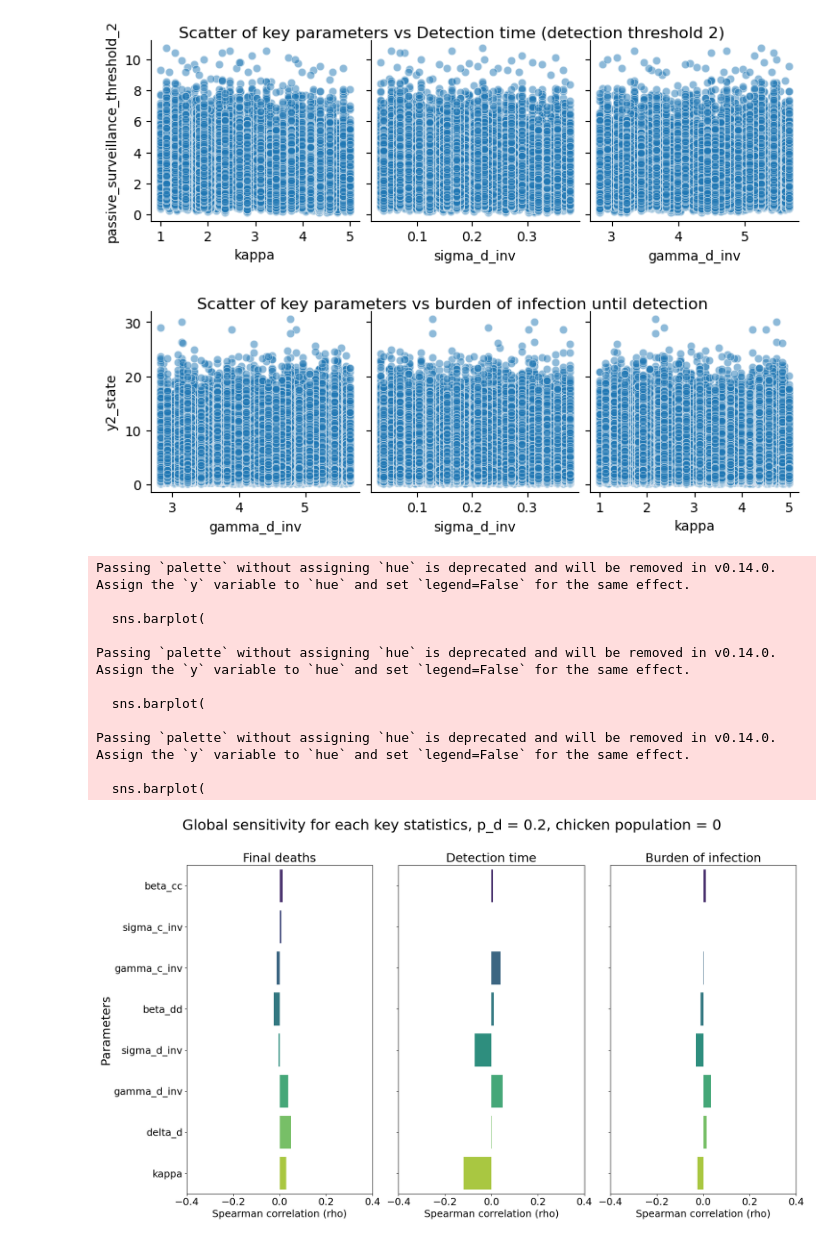
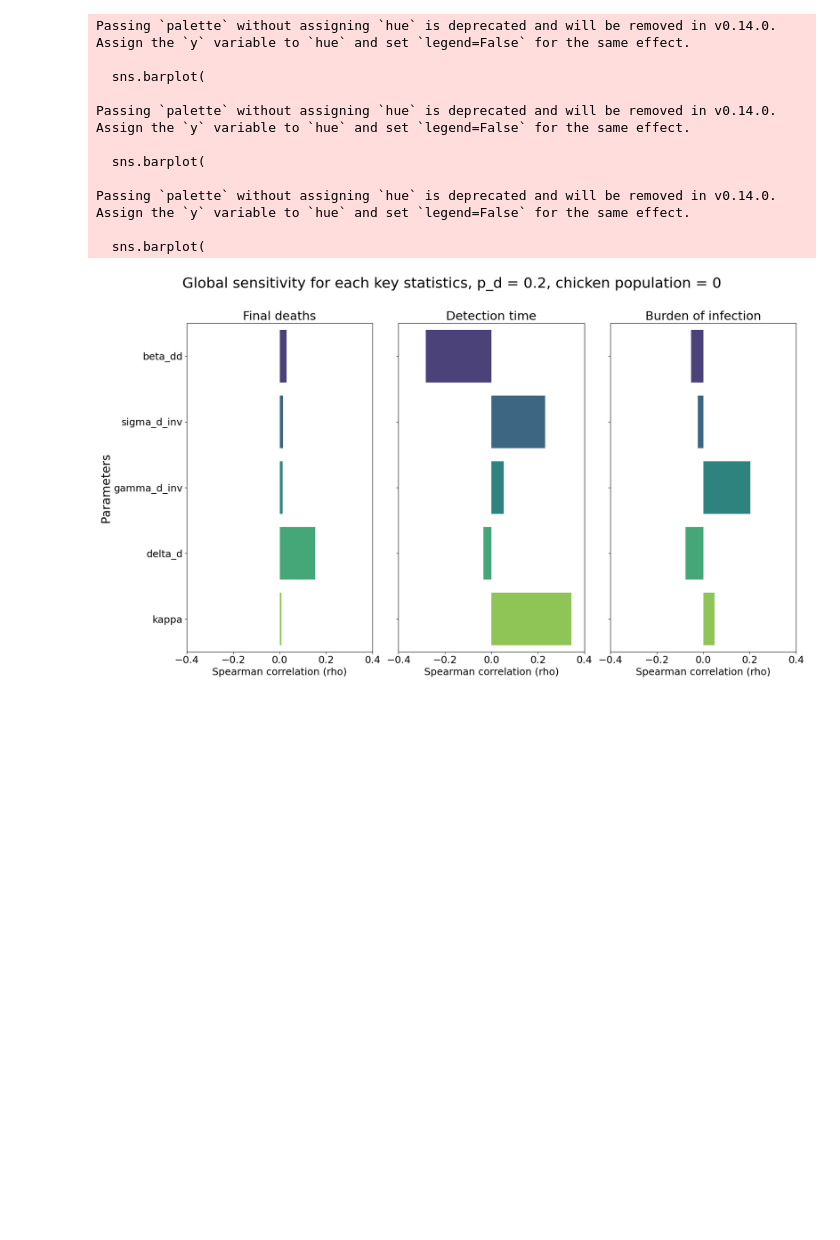
Before and after one commit to stevewu2001/Within-flock-simulation, a Jupyter notebook: Result_generate/sensitivity_analysis.ipynb, the cells around one changed output. Cells and saved outputs as stored; diff of their text form; code cells hidden in the pictures; blank space fills up the shorter version.

```diff
--- a/Result_generate/sensitivity_analysis.ipynb
+++ b/Result_generate/sensitivity_analysis.ipynb
@@ -75,7 +75,8 @@ def create_df(simulation_data):
 
 index_range = range(50)
 
-file_template = "Raw_simu_files/chicken_40_symprob_0.2_totpop_40_rand_1_index_{}_freq_0.h5"
+
+file_template = "Raw_simu_files/chicken_0_symprob_0.2_totpop_40_rand_1_index_{}_freq_0.h5"
 
 def process_files(index_range):
     all_results = []
@@ -180,22 +181,22 @@ param_corr_detection = corr_detection["passive_surveillance_threshold_2"].drop("
 
 top_params = param_corr_detection.abs().sort_values(ascending=False).head(3).index
 
-sns.pairplot(results_df, x_vars=top_params, y_vars=["passive_surveillance_threshold_2"],
-             kind="scatter", plot_kws={"alpha":0.5})
-plt.suptitle("Scatter of key parameters vs Detection time (detection threshold 2)", y=1.02)
-plt.show()
+# sns.pairplot(results_df, x_vars=top_params, y_vars=["passive_surveillance_threshold_2"],
+#              kind="scatter", plot_kws={"alpha":0.5})
+# plt.suptitle("Scatter of key parameters vs Detection time (detection threshold 2)", y=1.02)
+# plt.show()
 
 
-# --- Correlation with detection time ---
+# --- Correlation with burden ---
 corr_burden = results_df[param_names + ["y2_state"]].corr(method="spearman")
 param_corr_burden = corr_burden["y2_state"].drop("y2_state").sort_values()
 
 top_params = param_corr_burden.abs().sort_values(ascending=False).head(3).index
 
-sns.pairplot(results_df, x_vars=top_params, y_vars=["y2_state"],
-             kind="scatter", plot_kws={"alpha":0.5})
-plt.suptitle("Scatter of key parameters vs burden of infection until detection", y=1.02)
-plt.show()
+# sns.pairplot(results_df, x_vars=top_params, y_vars=["y2_state"],
+#              kind="scatter", plot_kws={"alpha":0.5})
+# plt.suptitle("Scatter of key parameters vs burden of infection until detection", y=1.02)
+# plt.show()
 
 
 fig, axes = plt.subplots(1, 3, figsize=(18, 10), sharey=True)
@@ -203,67 +204,68 @@ for ax in axes:
     ax.set_ylabel("")
     ax.tick_params(axis="y", labelsize=18)  # <-- increase y-axis font size
     ax.tick_params(axis="x", labelsize=18)  # optional, x-axis tick labels
+# choose which parameters to keep
+keep_params = ["beta_dd", "sigma_d_inv", "gamma_d_inv",
+    "delta_d", "kappa"
+]
 
 # --- Final deaths ---
 sns.barplot(
-    x=param_corr.values,
-    y=param_corr.index,
+    x=param_corr[keep_params].values,
+    y=param_corr[keep_params].index,
     palette="viridis",
-    order=param_names,
+    order=keep_params,
     ax=axes[0],
-
 )
 axes[0].set_xlabel("Spearman correlation (rho)", fontsize=18)
 axes[0].set_title("Final deaths", fontsize=22)
 axes[0].set_xlim(-0.4, 0.4)
 
 # --- Detection time ---
 sns.barplot(
-    x=param_corr_detection.values,
-    y=param_corr_detection.index,
+    x=param_corr_detection[keep_params].values,
+    y=param_corr_detection[keep_params].index,
     palette="viridis",
-    order=param_names,
-    ax=axes[1]
+    order=keep_params,
+    ax=axes[1],
 )
 axes[1].set_xlabel("Spearman correlation (rho)", fontsize=18)
 axes[1].set_title("Detection time", fontsize=22)
 axes[1].set_xlim(-0.4, 0.4)
 
 # --- Burden of infection ---
 sns.barplot(
-    x=param_corr_burden.values,
-    y=param_corr_burden.index,
+    x=param_corr_burden[keep_params].values,
+    y=param_corr_burden[keep_params].index,
     palette="viridis",
-    order=param_names,
-    ax=axes[2]
+    order=keep_params,
+    ax=axes[2],
 )
 axes[2].set_xlabel("Spearman correlation (rho)", fontsize=18)
 axes[2].set_title("Burden of infection", fontsize=22)
 axes[2].set_xlim(-0.4, 0.4)
 
 # Shared formatting
 for ax in axes:
-    ax.set_ylabel("")  # only first plot shows parameter labels
+    ax.set_ylabel("")
 axes[0].set_ylabel("Parameters", fontsize=22)
 
-plt.suptitle("Global sensitivity for each key statistics, p_d = 0.2, chicken population = 0", fontsize=26, y=1.02)
+plt.suptitle(f"Global sensitivity for each key statistics, p_d = 0.2, chicken population = 0", fontsize=26, y=1.02)
 plt.tight_layout()
 plt.show()
 # %% [output]
+Passing `palette` without assigning `hue` is deprecated and will be removed in v0.14.0. Assign the `y` variable to `hue` and set `legend=False` for the same effect.
+
+  sns.barplot(
+
+Passing `palette` without assigning `hue` is deprecated and will be removed in v0.14.0. Assign the `y` variable to `hue` and set `legend=False` for the same effect.
+
+  sns.barplot(
+
+Passing `palette` without assigning `hue` is deprecated and will be removed in v0.14.0. Assign the `y` variable to `hue` and set `legend=False` for the same effect.
+
+  sns.barplot(
-[figure, old version]
+[figure, new version]
-[figure, removed]
-Passing `palette` without assigning `hue` is deprecated and will be removed in v0.14.0. Assign the `y` variable to `hue` and set `legend=False` for the same effect.
-
-  sns.barplot(
-
-Passing `palette` without assigning `hue` is deprecated and will be removed in v0.14.0. Assign the `y` variable to `hue` and set `legend=False` for the same effect.
-
-  sns.barplot(
-
-Passing `palette` without assigning `hue` is deprecated and will be removed in v0.14.0. Assign the `y` variable to `hue` and set `legend=False` for the same effect.
-
-  sns.barplot(
-[figure, removed]
 # %%
 
 sns.violinplot(y=df_all["passive_surveillance_threshold_2"], color="lightblue", width=0.3)
```
Also changed, not shown: parts of 3 cells of this notebook, 4 other files.
